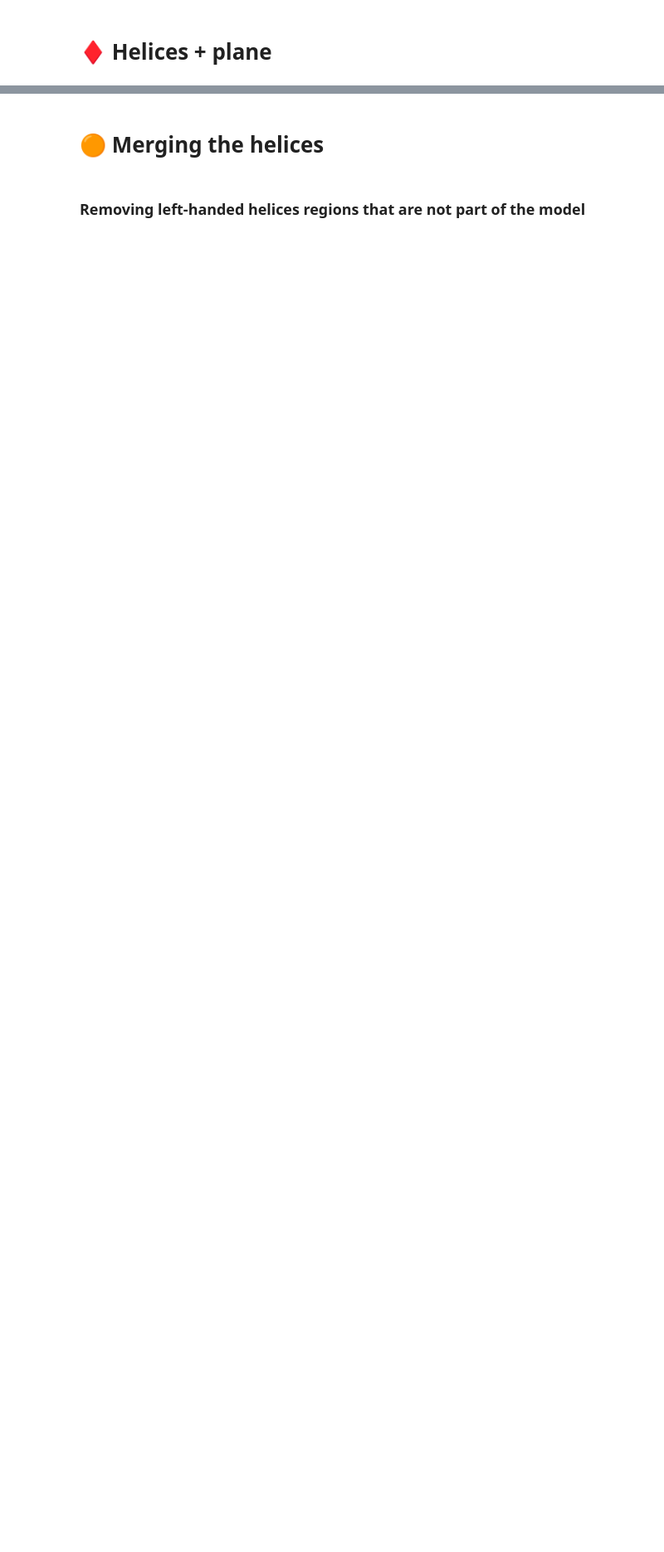
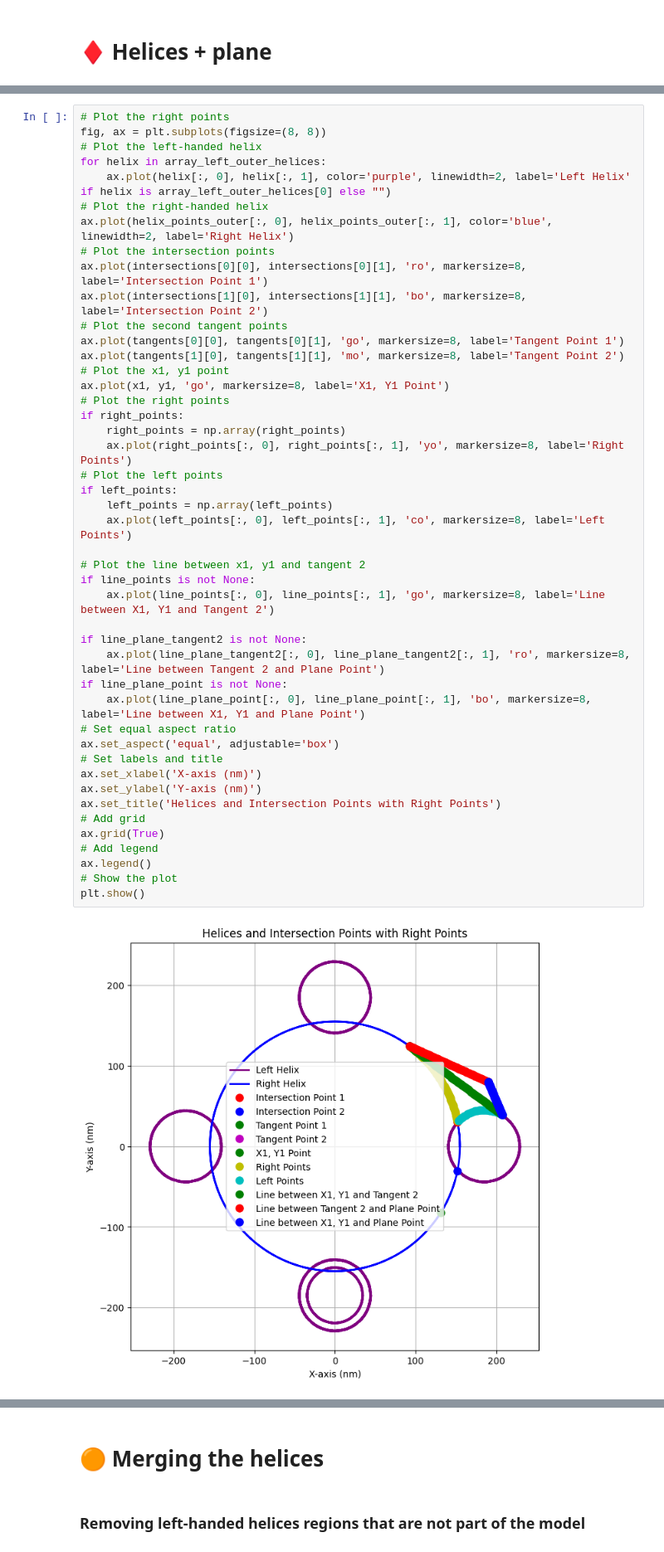
Before and after one commit to rubizarmiento/Chloroplast, a Jupyter notebook: remeshing.ipynb, the cells around one changed output, grey strips where cells are left out. Shown at 83% size. Drawn from its saved outputs; the diff is of its cells as text; blank space fills up the shorter version.

```diff
--- a/remeshing.ipynb
+++ b/remeshing.ipynb
@@ -3112,0 +3443,47 @@ Widget(value='<iframe src="http://localhost:36337/index.html?ui=P_0x71eb686977c0
+# %%
+# Plot the right points
+fig, ax = plt.subplots(figsize=(8, 8))
+# Plot the left-handed helix
+for helix in array_left_outer_helices:
+    ax.plot(helix[:, 0], helix[:, 1], color='purple', linewidth=2, label='Left Helix' if helix is array_left_outer_helices[0] else "")
+# Plot the right-handed helix
+ax.plot(helix_points_outer[:, 0], helix_points_outer[:, 1], color='blue', linewidth=2, label='Right Helix')
+# Plot the intersection points
+ax.plot(intersections[0][0], intersections[0][1], 'ro', markersize=8, label='Intersection Point 1')
+ax.plot(intersections[1][0], intersections[1][1], 'bo', markersize=8, label='Intersection Point 2')
+# Plot the second tangent points
+ax.plot(tangents[0][0], tangents[0][1], 'go', markersize=8, label='Tangent Point 1')
+ax.plot(tangents[1][0], tangents[1][1], 'mo', markersize=8, label='Tangent Point 2')
+# Plot the x1, y1 point
+ax.plot(x1, y1, 'go', markersize=8, label='X1, Y1 Point')
+# Plot the right points
+if right_points:
+    right_points = np.array(right_points)
+    ax.plot(right_points[:, 0], right_points[:, 1], 'yo', markersize=8, label='Right Points')
+# Plot the left points
+if left_points:
+    left_points = np.array(left_points)
+    ax.plot(left_points[:, 0], left_points[:, 1], 'co', markersize=8, label='Left Points')
+
+# Plot the line between x1, y1 and tangent 2
+if line_points is not None:
+    ax.plot(line_points[:, 0], line_points[:, 1], 'go', markersize=8, label='Line between X1, Y1 and Tangent 2')
+
+if line_plane_tangent2 is not None:
+    ax.plot(line_plane_tangent2[:, 0], line_plane_tangent2[:, 1], 'ro', markersize=8, label='Line between Tangent 2 and Plane Point')
+if line_plane_point is not None:
+    ax.plot(line_plane_point[:, 0], line_plane_point[:, 1], 'bo', markersize=8, label='Line between X1, Y1 and Plane Point')
+# Set equal aspect ratio
+ax.set_aspect('equal', adjustable='box')
+# Set labels and title
+ax.set_xlabel('X-axis (nm)')
+ax.set_ylabel('Y-axis (nm)')
+ax.set_title('Helices and Intersection Points with Right Points')
+# Add grid
+ax.grid(True)
+# Add legend
+ax.legend()
+# Show the plot
+plt.show()
+# %% [output]
+[figure, added]
```
Also changed, not shown: parts of 39 cells of this notebook, 4 other files.
